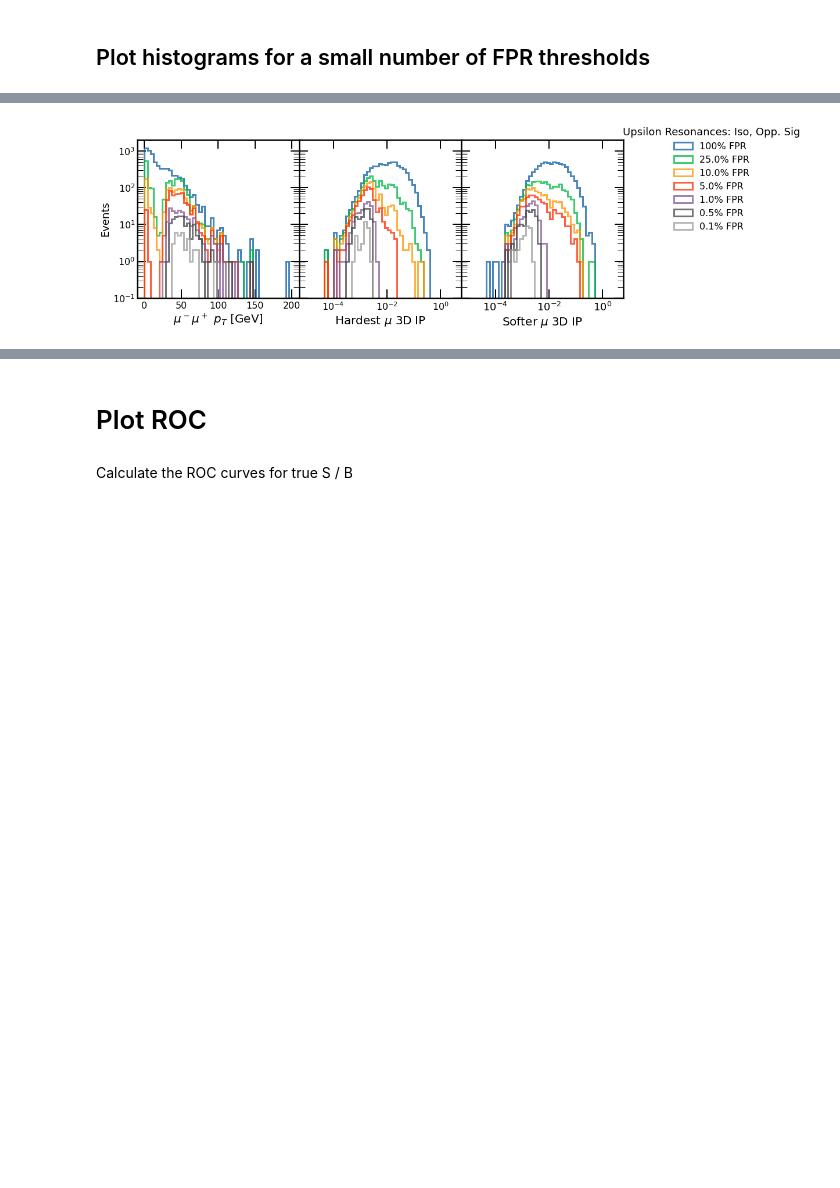
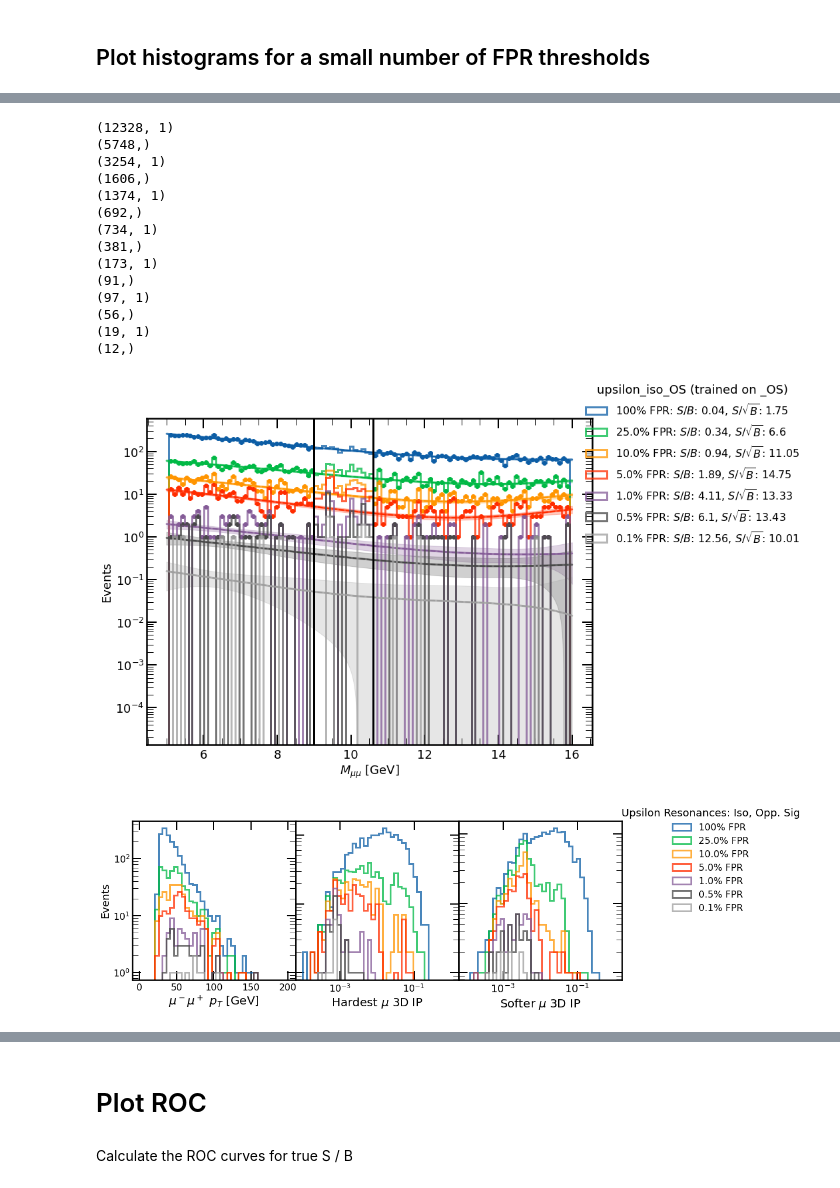
Before and after one commit to hep-lbdl/dimuonAD, a Jupyter notebook: 08a_plot_results_single_window_radha.ipynb, the cells around one changed output, grey strips where cells are left out. Cells and saved outputs as stored; diff of their text form; code cells hidden in the pictures; blank space fills up the shorter version.

```diff
--- a/08a_plot_results_single_window_radha.ipynb
+++ b/08a_plot_results_single_window_radha.ipynb
@@ -149,11 +165,14 @@ print(preprocessing_info)
 # %%
 fpr_thresholds = [1, 0.25, 0.1, 0.05, 0.01, 0.005, 0.001]
 
+num_to_plot = 1
+
 # determine score cutoffs for each pseudoexperiments
-score_cutoffs = {pseudo_e:{i:{threshold:0 for threshold in fpr_thresholds} for i in range(n_folds)} for pseudo_e in range(1)}
+score_cutoffs = {pseudo_e:{i:{threshold:0 for threshold in fpr_thresholds} for i in range(n_folds)} for pseudo_e in range(num_to_plot)}
 
-for pseudo_e in range(1):
+for pseudo_e in range(num_to_plot):
     for i_fold in range(n_folds):
+
 
         loc_scores_sorted = np.sort(1.0-all_alt_scores_splits[pseudo_e]["FPR_validation"][i_fold])
 
@@ -179,7 +198,9 @@ def plot_histograms_with_fits(fpr_thresholds, data_dict_by_fold, scores_dict_by_
 
         # for each fold, select the events that meet the fpr threshold
         for i_fold in range(n_folds):
+            #loc_true_masses = mass_scalar(np.array(data_dict_by_fold[i_fold][:,-1]).reshape(-1,1))
             loc_true_masses = mass_scalar.inverse_transform(np.array(data_dict_by_fold[i_fold][:,-1]).reshape(-1,1))
+
             if take_score_avg:
                 loc_scores = np.mean(scores_dict_by_fold[i_fold], axis = 1)
             else:
@@ -188,6 +209,11 @@ def plot_histograms_with_fits(fpr_thresholds, data_dict_by_fold, scores_dict_by_
             filtered_masses.append(loc_filtered_masses)
         # consolidate the fold information
         filtered_masses = np.concatenate(filtered_masses)
+
+        print(filtered_masses.shape)
+        a= filtered_masses[filtered_masses>=7.8]
+        a= a[a<=14]
+        print(a.shape)
 
         # get the fit function to SB background
         popt, pcov, chi2, y_vals, n_dof = curve_fit_m_inv(filtered_masses, fit_type, SR_left, SR_right, plot_bins_left, plot_bins_right, plot_centers_SB)
@@ -204,7 +230,6 @@ def plot_histograms_with_fits(fpr_thresholds, data_dict_by_fold, scores_dict_by_
         num_S_expected_in_SR, num_B_expected_in_SR = calc_significance(filtered_masses, fit_function, plot_bins_SR, plot_centers_SR, SR_left, SR_right, popt)
         y_err = get_errors_bkg_fit_ratio(popt, pcov, plot_centers_SR, fit_type)
         B_error = np.sqrt(np.sum(y_err**2))
-        print(f"B expected: {num_B_expected_in_SR}. B error: {B_error}")
         S_over_B = num_S_expected_in_SR/num_B_expected_in_SR
         significance = num_S_expected_in_SR/np.sqrt(num_B_expected_in_SR+B_error**2)
 
@@ -227,7 +252,7 @@ def plot_histograms_with_fits(fpr_thresholds, data_dict_by_fold, scores_dict_by_
     plt.xlabel("$M_{\mu\mu}$ [GeV]", fontsize = 18)
     plt.ylabel("Events", fontsize = 18)
 
-    #plt.yscale("log")
+    plt.yscale("log")
     #plt.ylim(0.5, 1e5)
 
     # Add more x ticks (major and minor)
@@ -317,17 +454,35 @@ def plot_features(fpr_thresholds, data_dict_by_fold, scores_dict_by_fold, score_
 # %%
 
 """
 PLOT HISTOGRAM ON SMALL TEST SET
 """
-#plot_histograms_with_fits(fpr_thresholds, all_test_data_splits[pseudo_e_to_plot], all_scores_splits[pseudo_e_to_plot],
-#                          score_cutoffs[pseudo_e_to_plot], scaler, fit_type, num_bins_SR,
-#                          f"{particle_type}{train_data_id_title} (trained on {train_data_id_title})\n",
-#                          SB_left, SR_left, SR_right, SB_right, take_score_avg=False)
 
-plot_features(fpr_thresholds, all_test_data_splits[pseudo_e_to_plot], all_scores_splits[pseudo_e_to_plot], score_cutoffs[pseudo_e_to_plot],
-              scaler, SR_left, SR_right, take_score_avg=False)
+for i in range(1):
+    plot_histograms_with_fits(fpr_thresholds, all_test_data_splits[i], all_scores_splits[i],
+                              score_cutoffs[i], old_scaler, fit_type, num_bins_SR,
+                              f"{particle_type}{train_data_id_title} (trained on {train_data_id_title})\n",
+                              SB_left, SR_left, SR_right, SB_right, take_score_avg=False)
+
+
+plot_features(fpr_thresholds, all_test_data_splits[0], all_scores_splits[0], score_cutoffs[0],
+              old_scaler, SR_left, SR_right, take_score_avg=False)
 # %% [output]
+(12328, 1)
+(5748,)
+(3254, 1)
+(1606,)
+(1374, 1)
+(692,)
+(734, 1)
+(381,)
+(173, 1)
+(91,)
+(97, 1)
+(56,)
+(19, 1)
+(12,)
-[figure, old version]
+[figure, new version]
+[figure, added]
 # %%
 
 
```
Also changed, not shown: parts of 10 cells of this notebook.
